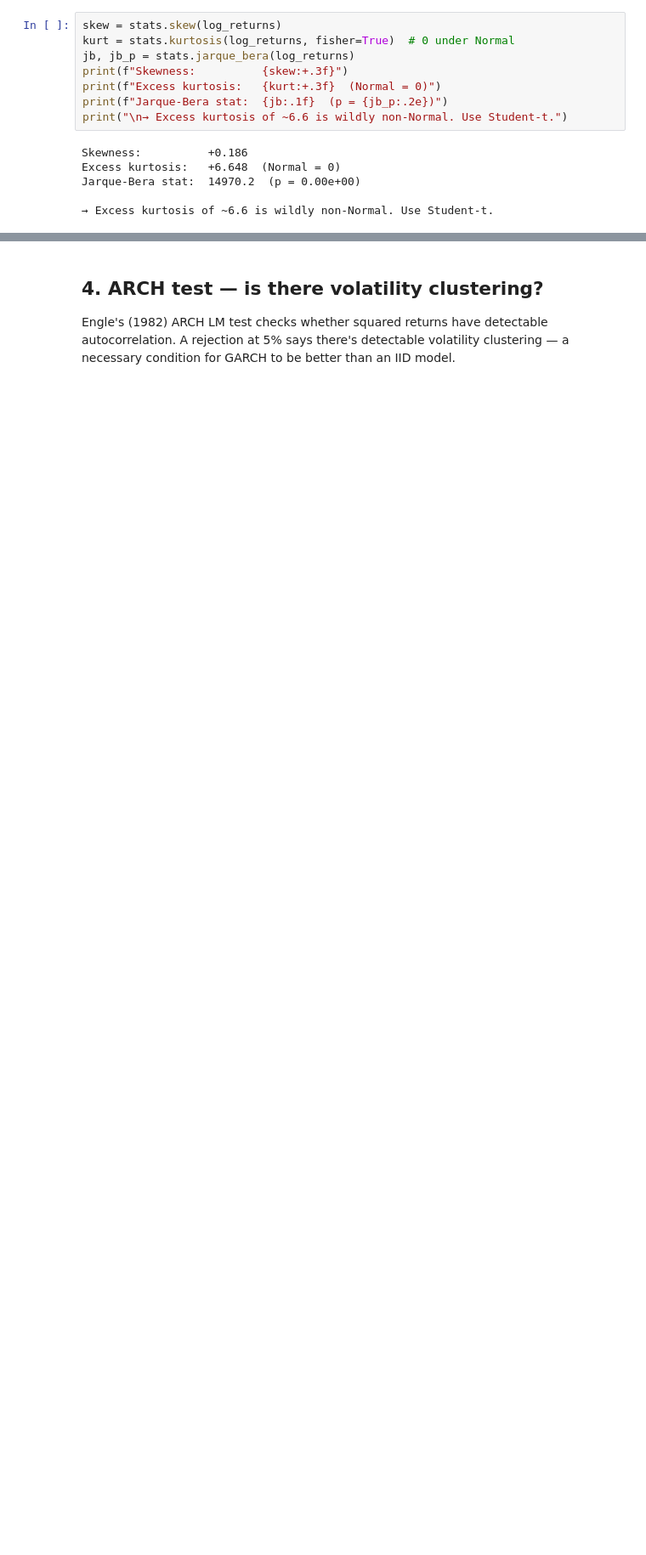
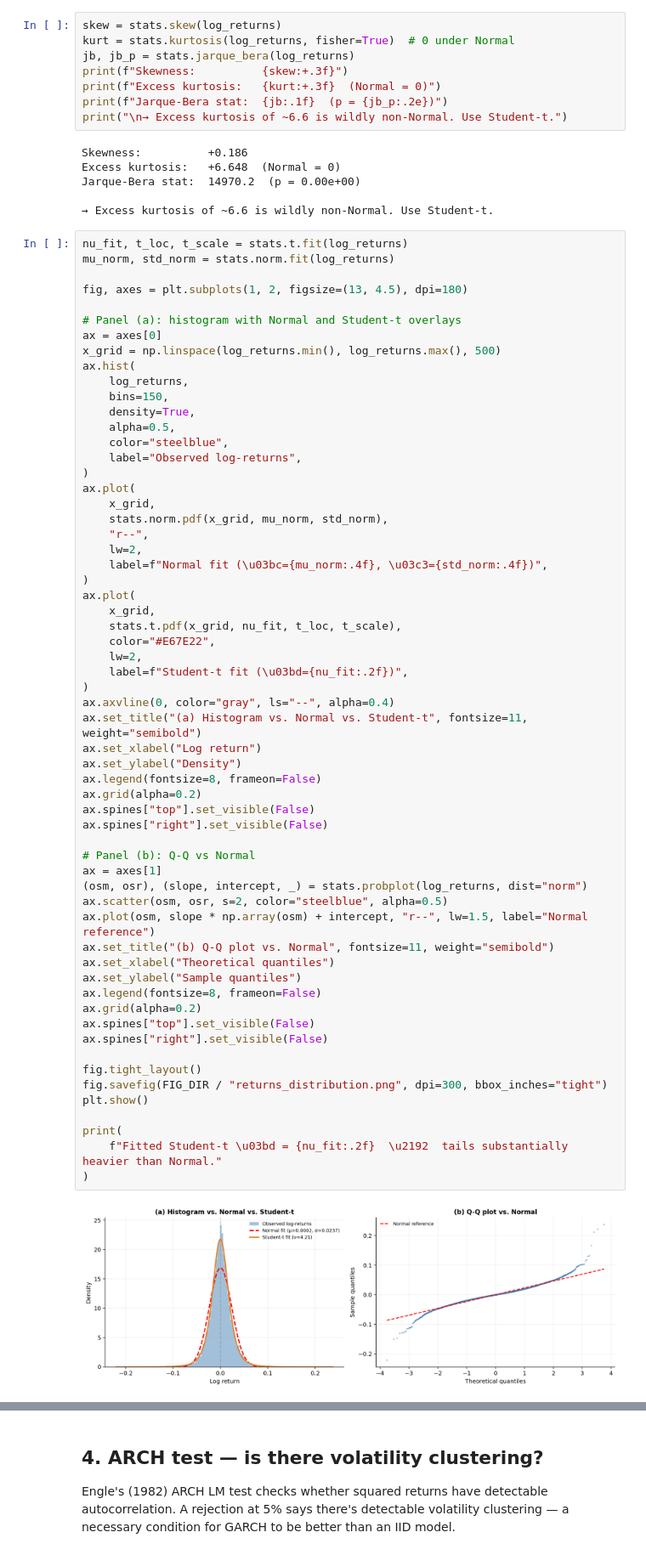
Before and after one commit to F5F0A0/coffee-futures-forecasting-model, a Jupyter notebook: notebooks/05_deployment_garch.ipynb, the cells around one changed output, grey strips where cells are left out. Shown at 85% size. Cells and saved outputs as stored; diff of their text form; blank space fills up the shorter version.

```diff
--- a/notebooks/05_deployment_garch.ipynb
+++ b/notebooks/05_deployment_garch.ipynb
@@ -107,3 +107,65 @@ Excess kurtosis:   +6.648  (Normal = 0)
 Jarque-Bera stat:  14970.2  (p = 0.00e+00)
 
 → Excess kurtosis of ~6.6 is wildly non-Normal. Use Student-t.
+# %%
+nu_fit, t_loc, t_scale = stats.t.fit(log_returns)
+mu_norm, std_norm = stats.norm.fit(log_returns)
+
+fig, axes = plt.subplots(1, 2, figsize=(13, 4.5), dpi=180)
+
+# Panel (a): histogram with Normal and Student-t overlays
+ax = axes[0]
+x_grid = np.linspace(log_returns.min(), log_returns.max(), 500)
+ax.hist(
+    log_returns,
+    bins=150,
+    density=True,
+    alpha=0.5,
+    color="steelblue",
+    label="Observed log-returns",
+)
+ax.plot(
+    x_grid,
+    stats.norm.pdf(x_grid, mu_norm, std_norm),
+    "r--",
+    lw=2,
+    label=f"Normal fit (\u03bc={mu_norm:.4f}, \u03c3={std_norm:.4f})",
+)
+ax.plot(
+    x_grid,
+    stats.t.pdf(x_grid, nu_fit, t_loc, t_scale),
+    color="#E67E22",
+    lw=2,
+    label=f"Student-t fit (\u03bd={nu_fit:.2f})",
+)
+ax.axvline(0, color="gray", ls="--", alpha=0.4)
+ax.set_title("(a) Histogram vs. Normal vs. Student-t", fontsize=11, weight="semibold")
+ax.set_xlabel("Log return")
+ax.set_ylabel("Density")
+ax.legend(fontsize=8, frameon=False)
+ax.grid(alpha=0.2)
+ax.spines["top"].set_visible(False)
+ax.spines["right"].set_visible(False)
+
+# Panel (b): Q-Q vs Normal
+ax = axes[1]
+(osm, osr), (slope, intercept, _) = stats.probplot(log_returns, dist="norm")
+ax.scatter(osm, osr, s=2, color="steelblue", alpha=0.5)
+ax.plot(osm, slope * np.array(osm) + intercept, "r--", lw=1.5, label="Normal reference")
+ax.set_title("(b) Q-Q plot vs. Normal", fontsize=11, weight="semibold")
+ax.set_xlabel("Theoretical quantiles")
+ax.set_ylabel("Sample quantiles")
+ax.legend(fontsize=8, frameon=False)
+ax.grid(alpha=0.2)
+ax.spines["top"].set_visible(False)
+ax.spines["right"].set_visible(False)
+
+fig.tight_layout()
+fig.savefig(FIG_DIR / "returns_distribution.png", dpi=300, bbox_inches="tight")
+plt.show()
+
+print(
+    f"Fitted Student-t \u03bd = {nu_fit:.2f}  \u2192  tails substantially heavier than Normal."
+)
+# %% [output]
+[figure, added]
```
Also changed, not shown: parts of 16 cells of this notebook, 20 other files.
